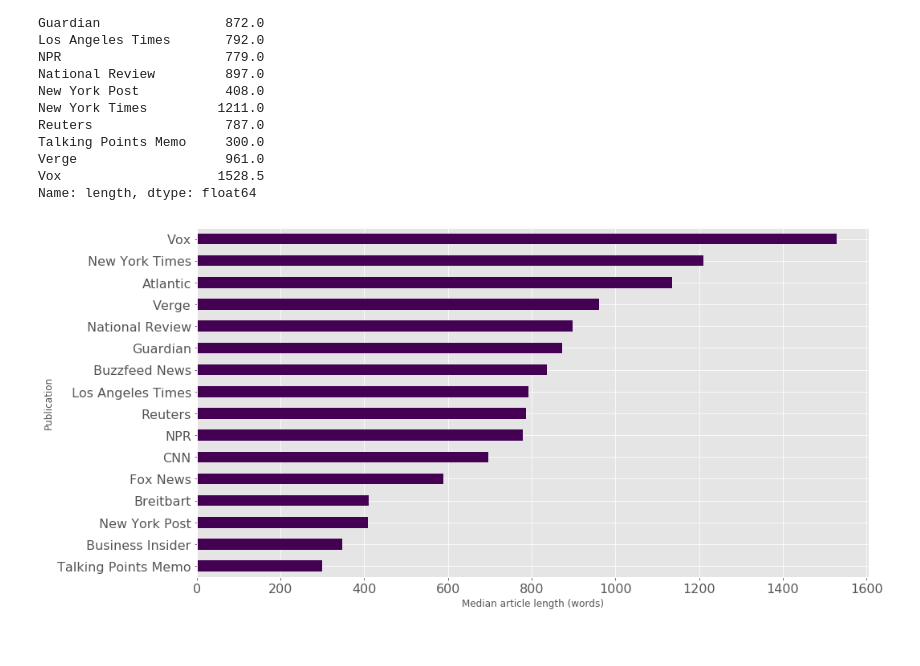
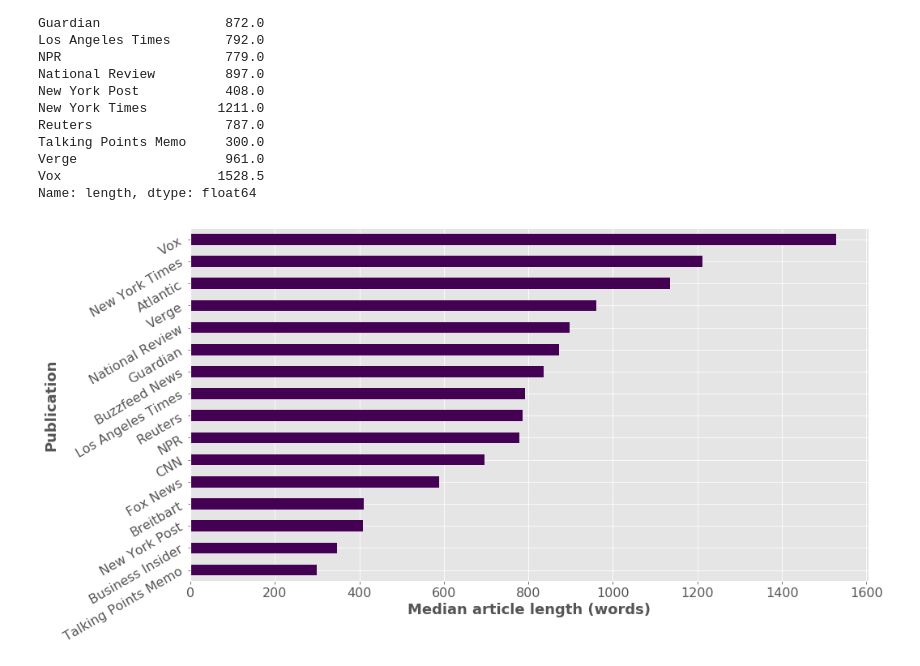
Before and after one commit to andrewjwesson/news-sentiment-tracker, a Jupyter notebook: notebooks/EDA.ipynb, the cells around one changed output. Cells and saved outputs as stored; diff of their text form; code cells hidden in the pictures.

Commit message:
Update notebooks with report charts

````diff
--- a/notebooks/EDA.ipynb
+++ b/notebooks/EDA.ipynb
@@ -12,9 +12,11 @@ import matplotlib.pyplot as plt
 #### Set ```rcParams``` for global plot settings
 # %%
 rc_fonts = {'figure.figsize': (15, 8),
-            'axes.labelsize': 20,
+            'axes.titlesize': 20,
             'xtick.labelsize': 16,
-            'ytick.labelsize': 16}
+            'ytick.labelsize': 16,
+            'legend.fontsize': 20,
+           }
 plt.rcParams.update(rc_fonts)
 plt.style.use('ggplot')
 # %% [markdown]
@@ -139,10 +161,12 @@ Verge                   961.0
 Vox                    1528.5
 Name: length, dtype: float64
 # %%
-len_groups.sort_values(ascending=True).plot(kind='barh', \
-                                            colormap='viridis', \
-                                            legend=False);
-plt.xlabel('Median article length (words)');
-plt.ylabel('Publication');
+len_groups.sort_values(ascending=True).plot(kind='barh',
+                                            colormap='viridis',
+                                            legend=False,
+                                            rot=30,
+                                           );
+plt.xlabel('Median article length (words)', fontdict={'fontsize': 18, 'fontweight': 'bold'});
+plt.ylabel('Publication', fontdict={'fontsize': 18, 'fontweight': 'bold'});
 # %% [output]
-[figure, old version]
+[figure, new version]
````
Also changed, not shown: parts of 5 cells of this notebook.
